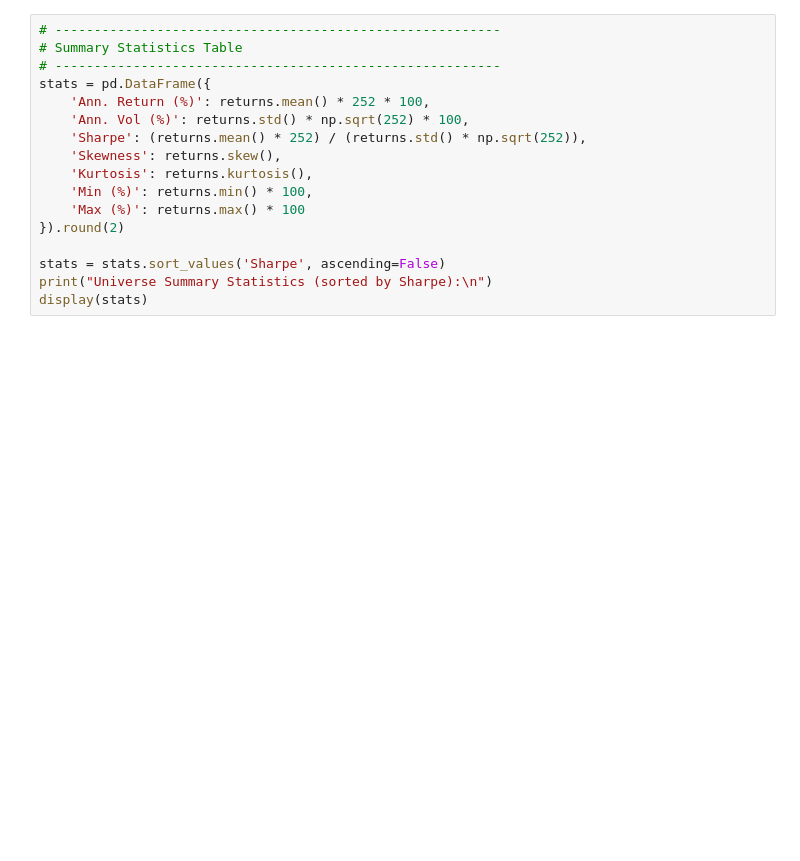
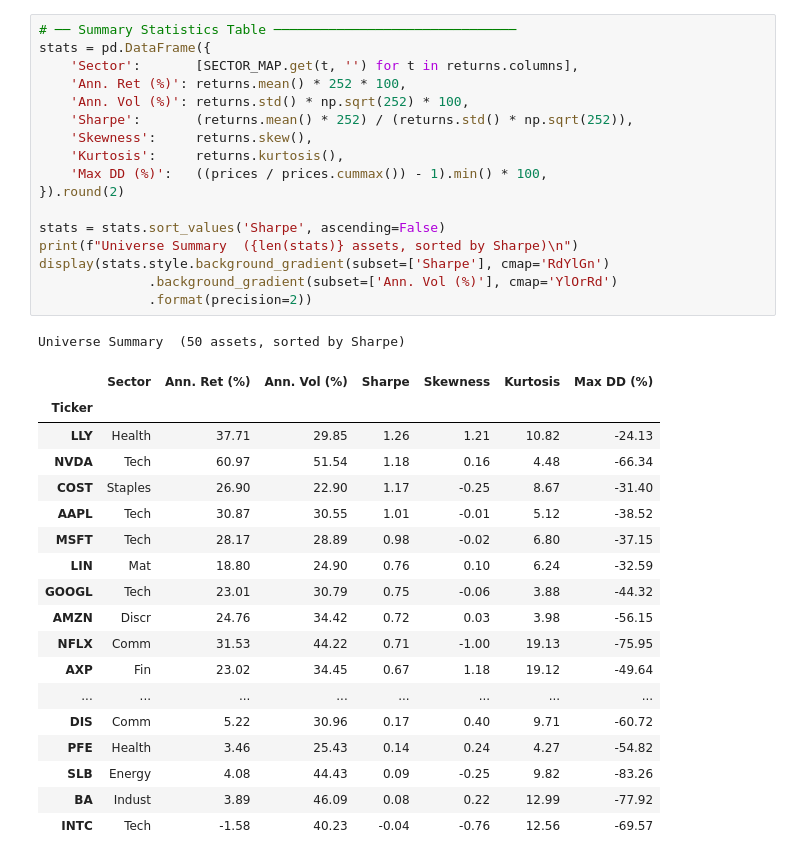
Before and after one commit to DenisGoubkine/farmsa-portfolio-theory, a Jupyter notebook: 00_preface_final.ipynb, the cells around one changed output. Drawn from its saved outputs; the diff is of its cells as text; blank space fills up the shorter version.

```diff
--- a/00_preface_final.ipynb
+++ b/00_preface_final.ipynb
@@ -182,17 +335,37 @@ plt.show()
 # %%
-# ---------------------------------------------------------
-# Summary Statistics Table
-# ---------------------------------------------------------
+# ── Summary Statistics Table ───────────────────────────────
 stats = pd.DataFrame({
-    'Ann. Return (%)': returns.mean() * 252 * 100,
+    'Sector':       [SECTOR_MAP.get(t, '') for t in returns.columns],
+    'Ann. Ret (%)': returns.mean() * 252 * 100,
     'Ann. Vol (%)': returns.std() * np.sqrt(252) * 100,
-    'Sharpe': (returns.mean() * 252) / (returns.std() * np.sqrt(252)),
-    'Skewness': returns.skew(),
-    'Kurtosis': returns.kurtosis(),
-    'Min (%)': returns.min() * 100,
-    'Max (%)': returns.max() * 100
+    'Sharpe':       (returns.mean() * 252) / (returns.std() * np.sqrt(252)),
+    'Skewness':     returns.skew(),
+    'Kurtosis':     returns.kurtosis(),
+    'Max DD (%)':   ((prices / prices.cummax()) - 1).min() * 100,
 }).round(2)
 
 stats = stats.sort_values('Sharpe', ascending=False)
-print("Universe Summary Statistics (sorted by Sharpe):\n")
-display(stats)
+print(f"Universe Summary  ({len(stats)} assets, sorted by Sharpe)\n")
+display(stats.style.background_gradient(subset=['Sharpe'], cmap='RdYlGn')
+              .background_gradient(subset=['Ann. Vol (%)'], cmap='YlOrRd')
+              .format(precision=2))
+# %% [output]
+Universe Summary  (50 assets, sorted by Sharpe)
+|  | Sector | Ann. Ret (%) | Ann. Vol (%) | Sharpe | Skewness | Kurtosis | Max DD (%) |
+| Ticker |  |  |  |  |  |  |  |
+| LLY | Health | 37.71 | 29.85 | 1.26 | 1.21 | 10.82 | -24.13 |
+| NVDA | Tech | 60.97 | 51.54 | 1.18 | 0.16 | 4.48 | -66.34 |
+| COST | Staples | 26.90 | 22.90 | 1.17 | -0.25 | 8.67 | -31.40 |
+| AAPL | Tech | 30.87 | 30.55 | 1.01 | -0.01 | 5.12 | -38.52 |
+| MSFT | Tech | 28.17 | 28.89 | 0.98 | -0.02 | 6.80 | -37.15 |
+| LIN | Mat | 18.80 | 24.90 | 0.76 | 0.10 | 6.24 | -32.59 |
+| GOOGL | Tech | 23.01 | 30.79 | 0.75 | -0.06 | 3.88 | -44.32 |
+| AMZN | Discr | 24.76 | 34.42 | 0.72 | 0.03 | 3.98 | -56.15 |
+| NFLX | Comm | 31.53 | 44.22 | 0.71 | -1.00 | 19.13 | -75.95 |
+| AXP | Fin | 23.02 | 34.45 | 0.67 | 1.18 | 19.12 | -49.64 |
+| ... | ... | ... | ... | ... | ... | ... | ... |
+| DIS | Comm | 5.22 | 30.96 | 0.17 | 0.40 | 9.71 | -60.72 |
+| PFE | Health | 3.46 | 25.43 | 0.14 | 0.24 | 4.27 | -54.82 |
+| SLB | Energy | 4.08 | 44.43 | 0.09 | -0.25 | 9.82 | -83.26 |
+| BA | Indust | 3.89 | 46.09 | 0.08 | 0.22 | 12.99 | -77.92 |
+| INTC | Tech | -1.58 | 40.23 | -0.04 | -0.76 | 12.56 | -69.57 |
```
Also changed, not shown: parts of 21 cells of this notebook, 9 other files.
